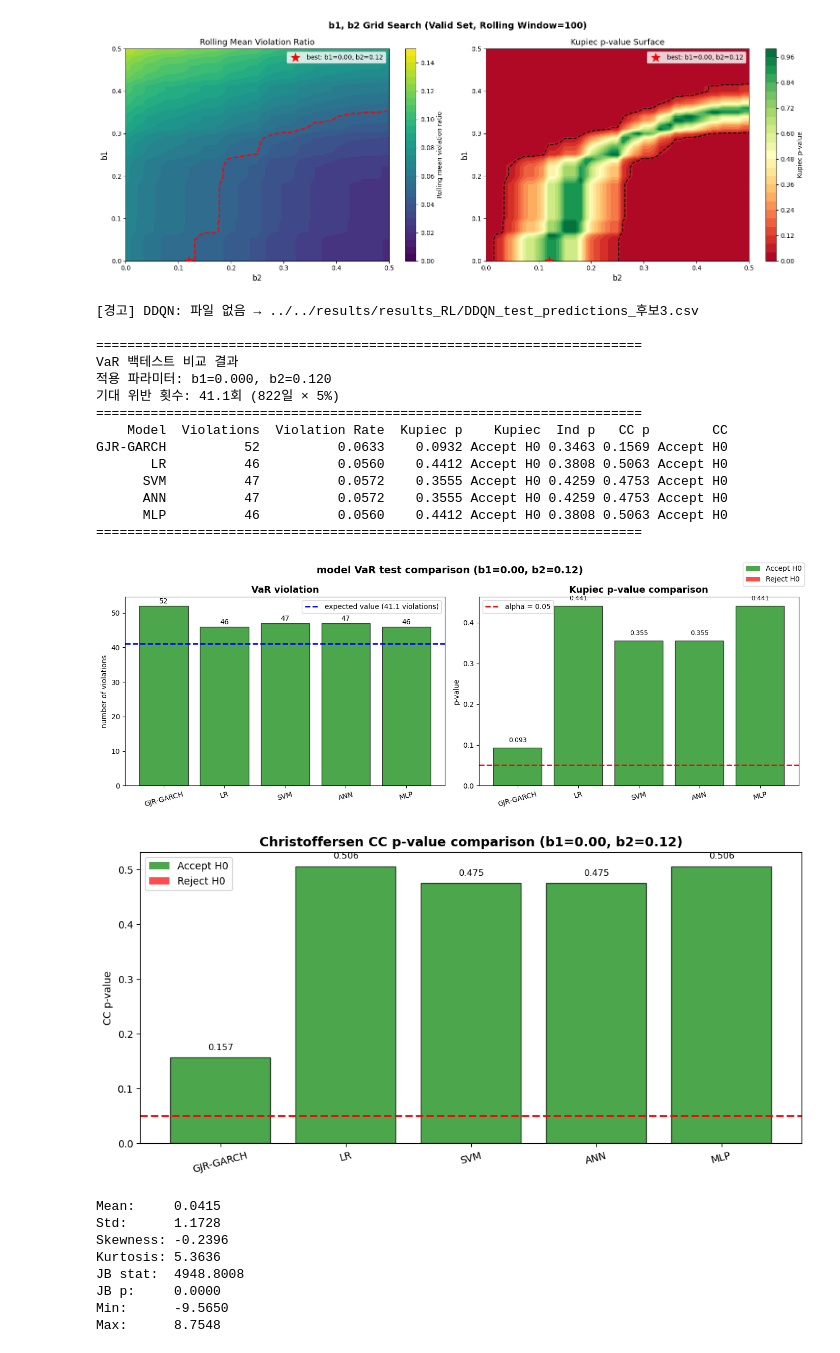
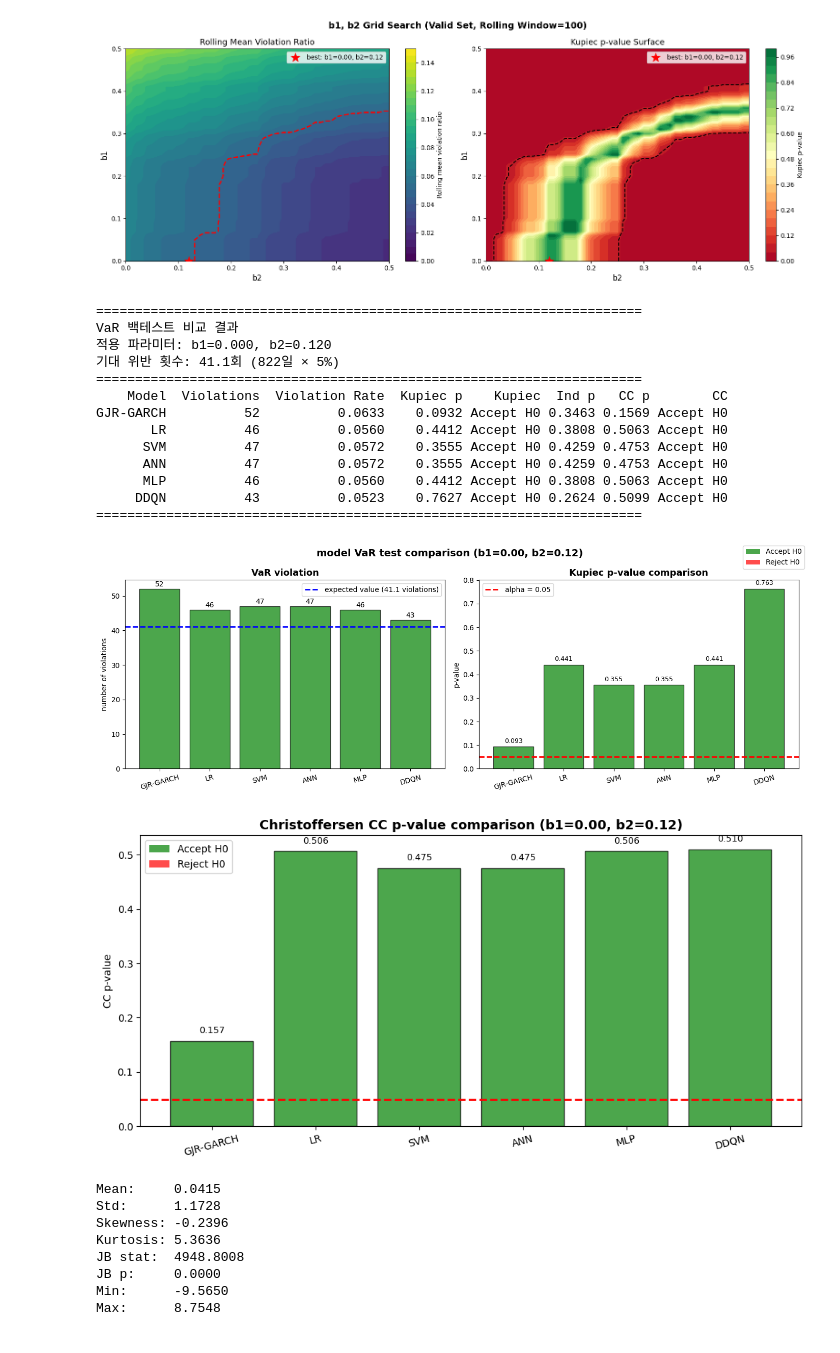
Before and after one commit to Dooman-cloud/TS-RL---, a Jupyter notebook: notebooks/experiments/b1b2_choice_valid.ipynb, the cells around one changed output. Cells and saved outputs as stored; diff of their text form; code cells hidden in the pictures.

Commit message:
D-DDQN 두 번 돌리고 세 번째 준비 완료, 백테스트 실행

```diff
--- a/notebooks/experiments/b1b2_choice_valid.ipynb
+++ b/notebooks/experiments/b1b2_choice_valid.ipynb
@@ -200,7 +200,7 @@ model_configs = {
     "SVM":  {"path": "../../results/results_ML/02. SVM_test_pred.csv",  "col": "SVM_Pred"},
     "ANN":  {"path": "../../results/results_ML/03. ANN_test_pred.csv",  "col": "ANN_Pred"},
     "MLP":  {"path": "../../results/results_ML/04. MLP_test_pred.csv",  "col": "MLP_Pred"},
-    "DDQN": {"path": "../../results/results_RL/DDQN_test_predictions_후보3.csv", "col": "DDQN_Prediction"},
+    "DDQN": {"path": "../../results/results_RL/DDQN_test_predictions_final2.csv", "col": "DDQN_Prediction"},
 }
 
 # =============================================
@@ -488,37 +488,36 @@ plt.show()
 Risk_Label 인코딩 완료
 Risk_Label
 0    3617
 1     491
 Name: count, dtype: int64
 Valid set: 1438개
 Test set:  822개
 기대 위반 횟수: 41.1회
 
 비교 기준 확인
 Violation 기준: return_t1(%) < GJR_VaR_5_t1
 Valid 기간: 2016-11-25 ~ 2022-10-14
 ... (8 lines left out)
 최적 b2      = 0.120
 Valid 위반율 = 0.0501
 Valid p-value= 0.9131
 기대 위반율  = 0.0500
 [figure]
-[경고] DDQN: 파일 없음 → ../../results/results_RL/DDQN_test_predictions_후보3.csv
-
 ======================================================================
 VaR 백테스트 비교 결과
 적용 파라미터: b1=0.000, b2=0.120
 기대 위반 횟수: 41.1회 (822일 × 5%)
 ======================================================================
     Model  Violations  Violation Rate  Kupiec p    Kupiec  Ind p   CC p        CC
 GJR-GARCH          52          0.0633    0.0932 Accept H0 0.3463 0.1569 Accept H0
        LR          46          0.0560    0.4412 Accept H0 0.3808 0.5063 Accept H0
       SVM          47          0.0572    0.3555 Accept H0 0.4259 0.4753 Accept H0
       ANN          47          0.0572    0.3555 Accept H0 0.4259 0.4753 Accept H0
       MLP          46          0.0560    0.4412 Accept H0 0.3808 0.5063 Accept H0
+     DDQN          43          0.0523    0.7627 Accept H0 0.2624 0.5099 Accept H0
 ======================================================================
-[figure, old version]
+[figure, new version]
-[figure, old version]
+[figure, new version]
 # %%
 #혹시나 한국주식 데이터의 특성을 설명 할 수 있을까봐 추가 기술로 보류
 import scipy.stats as stats
```
Also changed, not shown: 5 other files.
